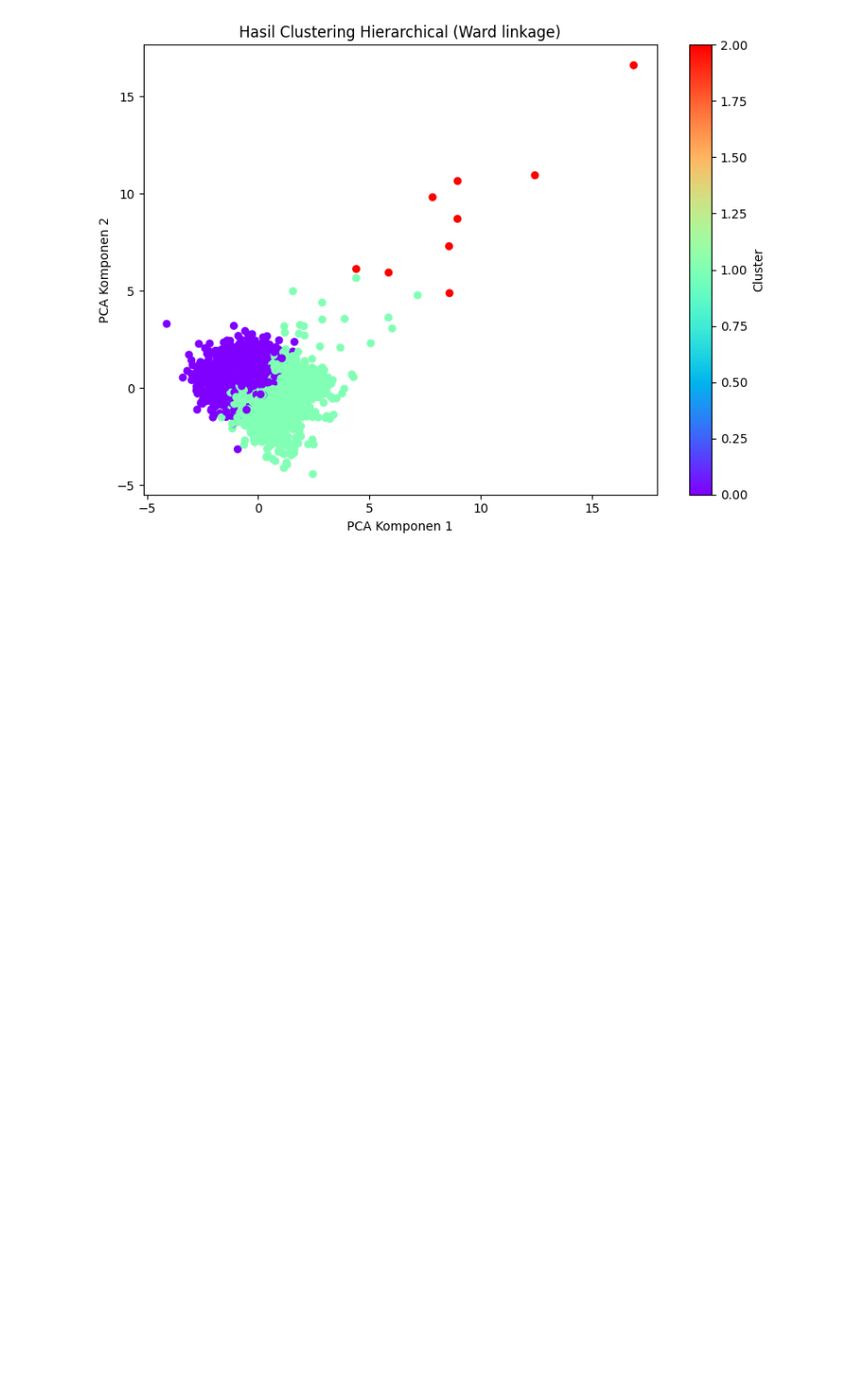
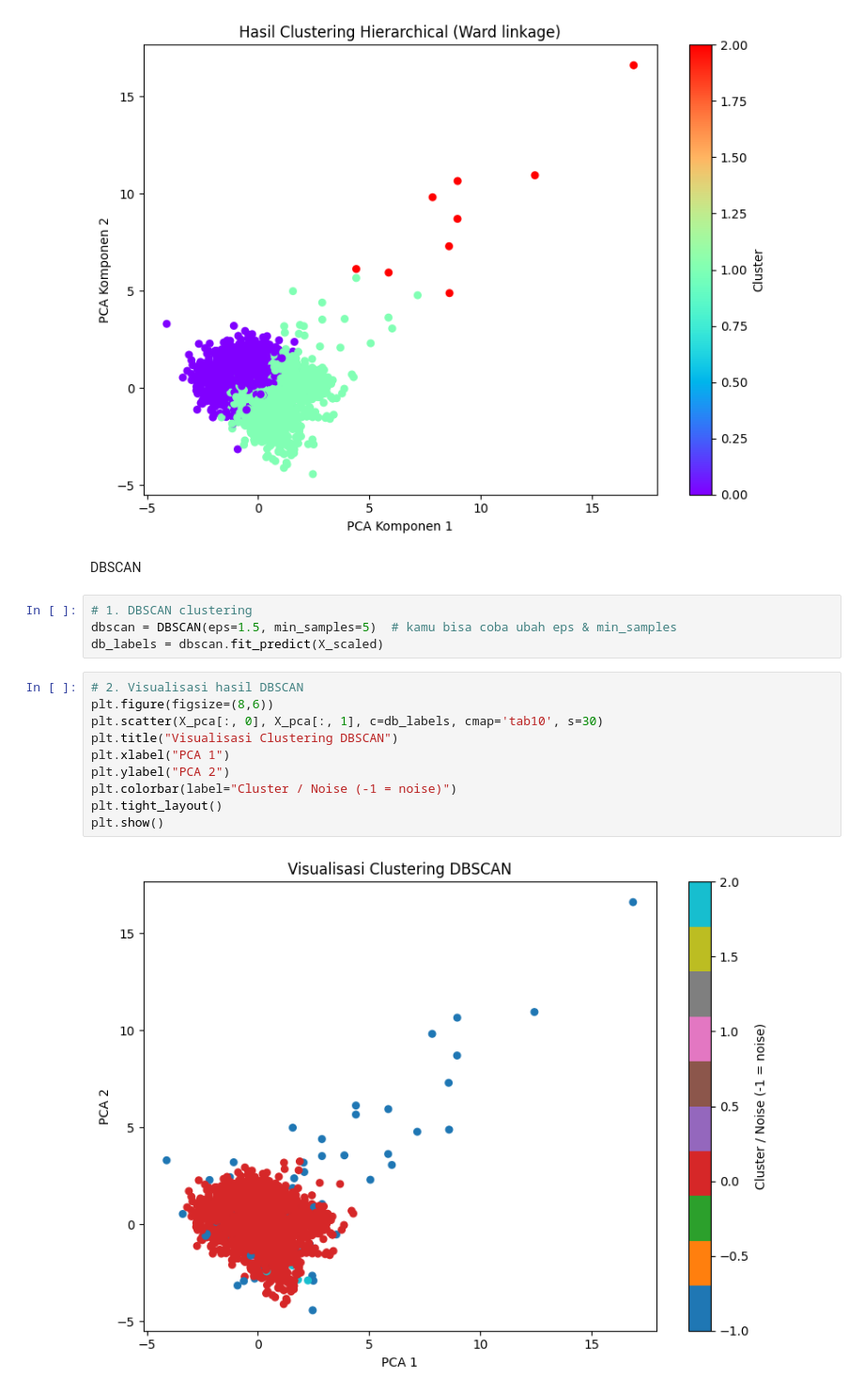
Before and after one commit to Frathol/Pembelajaran-Mesin, a Jupyter notebook: UTS1/uts_235314092.ipynb, the cells around one changed output. Shown at 94% size. Drawn from its saved outputs; the diff is of its cells as text; blank space fills up the shorter version.

Commit message:
DBSCAN

```diff
--- a/UTS1/uts_235314092.ipynb
+++ b/UTS1/uts_235314092.ipynb
@@ -265,3 +265,21 @@ plt.tight_layout()
 plt.show()
 # %% [output]
 [figure]
+# %% [markdown]
+DBSCAN
+# %%
+# 1. DBSCAN clustering
+dbscan = DBSCAN(eps=1.5, min_samples=5)  # kamu bisa coba ubah eps & min_samples
+db_labels = dbscan.fit_predict(X_scaled)
+# %%
+# 2. Visualisasi hasil DBSCAN
+plt.figure(figsize=(8,6))
+plt.scatter(X_pca[:, 0], X_pca[:, 1], c=db_labels, cmap='tab10', s=30)
+plt.title("Visualisasi Clustering DBSCAN")
+plt.xlabel("PCA 1")
+plt.ylabel("PCA 2")
+plt.colorbar(label="Cluster / Noise (-1 = noise)")
+plt.tight_layout()
+plt.show()
+# %% [output]
+[figure, added]
```
